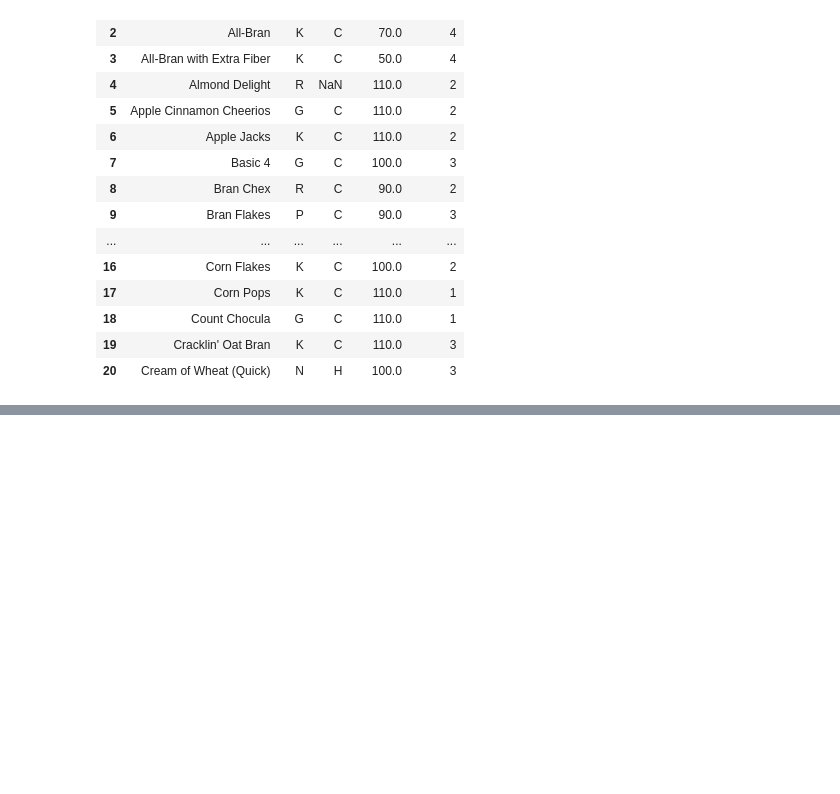
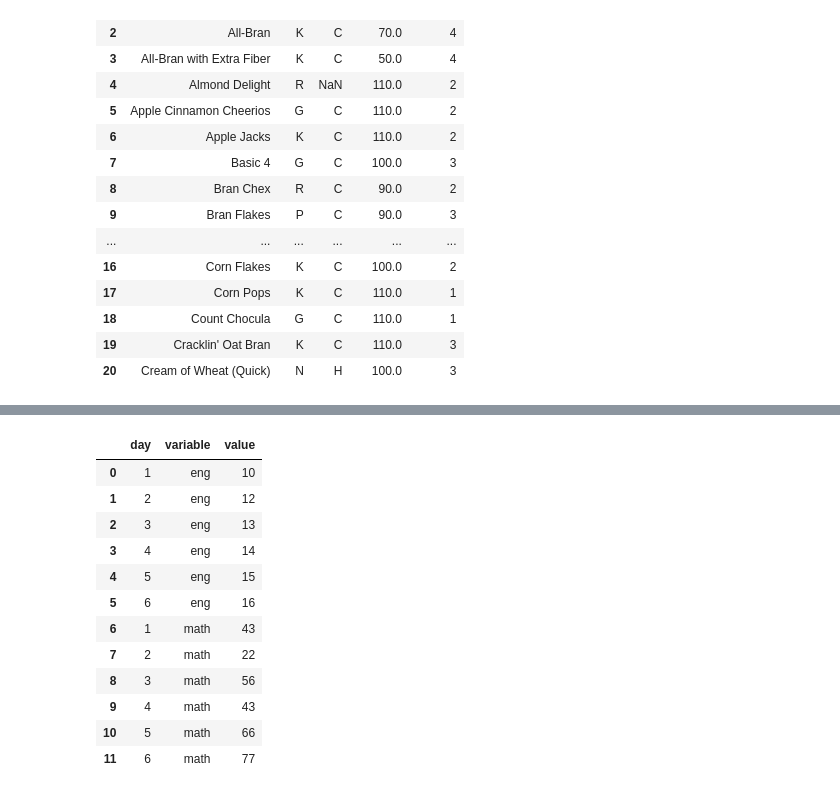
Before and after one commit to vinodsarwade/Pandas, a Jupyter notebook: Pandas.ipynb, the cells around one changed output, grey strips where cells are left out. Saved outputs shown, nothing was run; the diff lists cells and outputs as text; code cells hidden in the pictures; blank space fills up the shorter version.

```diff
--- a/Pandas.ipynb
+++ b/Pandas.ipynb
@@ -965,0 +1192,5 @@ df.interpolate(limit_direction="both", limit= 2)  # fill data from both side.
+# %%
+import pandas as pd
+var = pd.DataFrame({"day":[1,2,3,4,5,6], "eng":[10,12,13,14,15,16], "math":[43,22,56,43,66,77]})
+print(var)
+pd.melt(var)  # using melt we can reshape df in column wise
@@ -965,0 +1222,16 @@ df.interpolate(limit_direction="both", limit= 2)  # fill data from both side.
+# %%
+pd.melt(var, id_vars=["day"])  #by passing id_vars param we can create perticuler column as a id. means this columns are first column in df.
+# %% [output]
+|  | day | variable | value |
+| 0 | 1 | eng | 10 |
+| 1 | 2 | eng | 12 |
+| 2 | 3 | eng | 13 |
+| 3 | 4 | eng | 14 |
+| 4 | 5 | eng | 15 |
+| 5 | 6 | eng | 16 |
+| 6 | 1 | math | 43 |
+| 7 | 2 | math | 22 |
+| 8 | 3 | math | 56 |
+| 9 | 4 | math | 43 |
+| 10 | 5 | math | 66 |
+| 11 | 6 | math | 77 |
```
Also changed, not shown: parts of 30 cells of this notebook, 6 other files.
